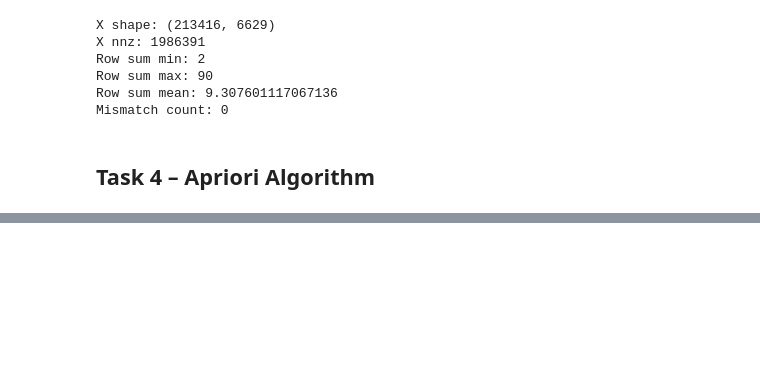
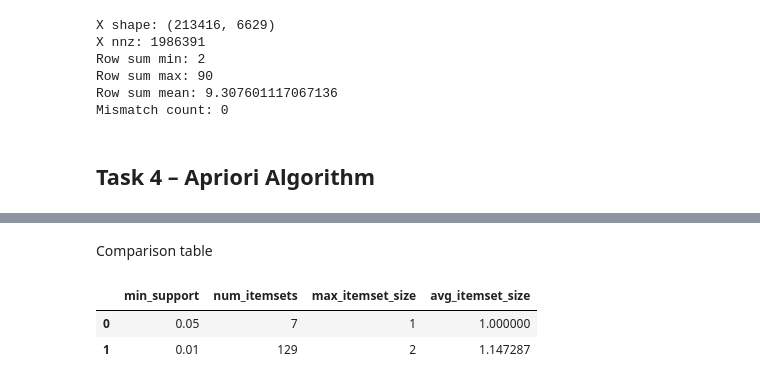
Before and after one commit to SaeedPakniat/ECom_HW3, a Jupyter notebook: Homework3.ipynb, the cells around one changed output, grey strips where cells are left out. Cells and saved outputs as stored; diff of their text form; code cells hidden in the pictures; blank space fills up the shorter version.

```diff
--- a/Homework3.ipynb
+++ b/Homework3.ipynb
@@ -356,0 +440,20 @@ Mismatch count: 0
+# %% [markdown]
+Comparison table
+# %%
+comparison = pd.DataFrame({
+    "min_support": [0.05, 0.01],
+    "num_itemsets": [len(freq_05), len(freq_01)],
+    "max_itemset_size": [
+        int(freq_05["itemset_size"].max()) if len(freq_05) else 0,
+        int(freq_01["itemset_size"].max()) if len(freq_01) else 0
+    ],
+    "avg_itemset_size": [
+        float(freq_05["itemset_size"].mean()) if len(freq_05) else 0,
+        float(freq_01["itemset_size"].mean()) if len(freq_01) else 0
+    ],
+})
+comparison
+# %% [output]
+|  | min_support | num_itemsets | max_itemset_size | avg_itemset_size |
+| 0 | 0.05 | 7 | 1 | 1.000000 |
+| 1 | 0.01 | 129 | 2 | 1.147287 |
```
Also changed, not shown: parts of 7 cells of this notebook.
